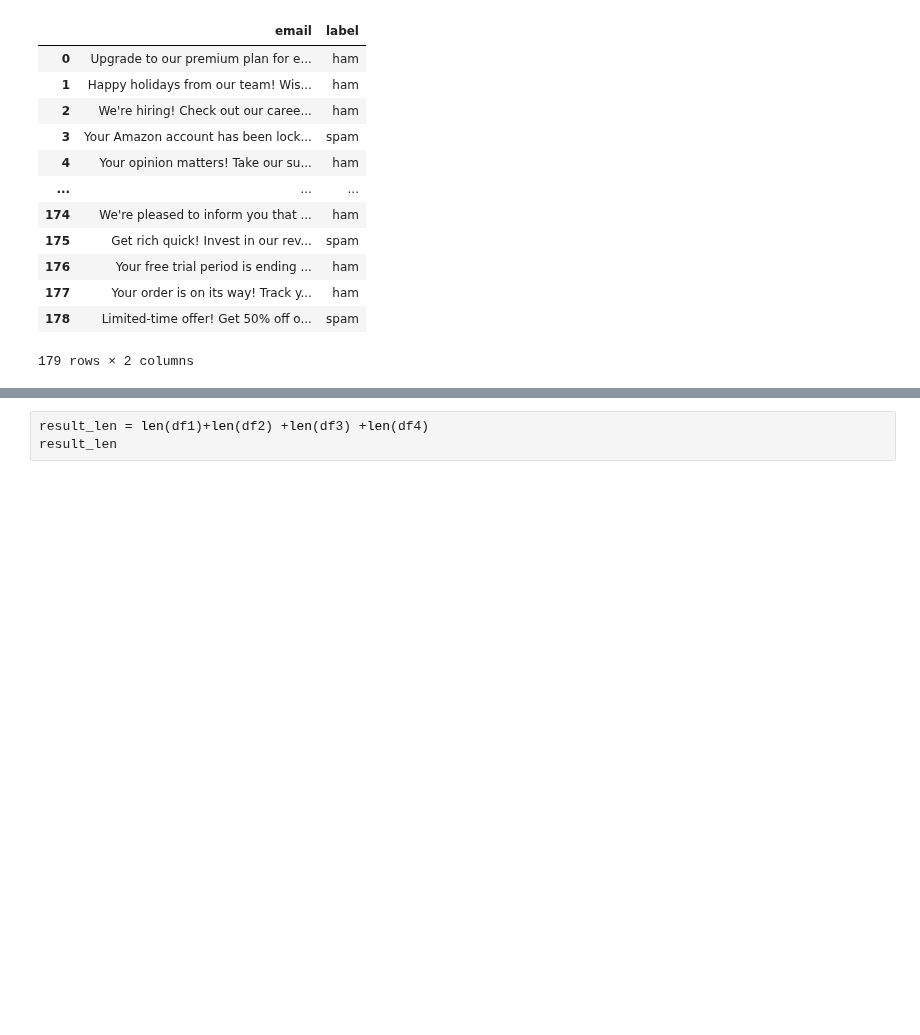
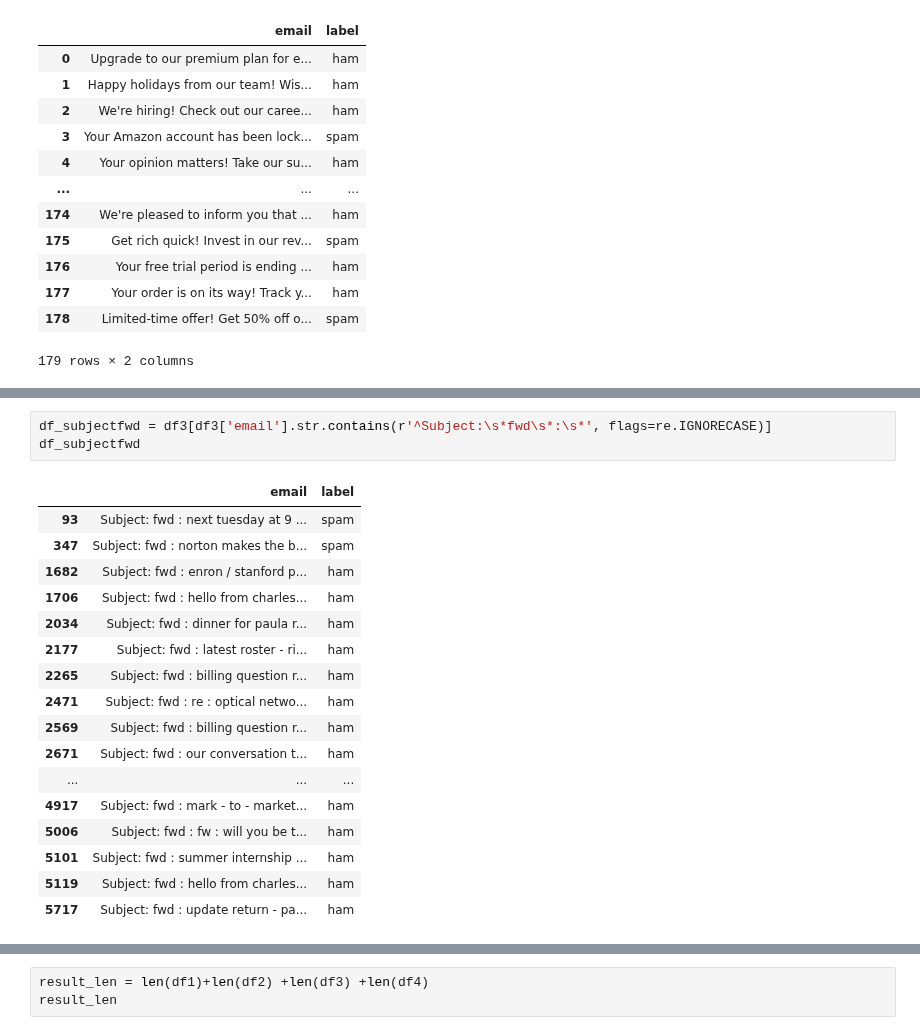
Before and after one commit to amaldu/AntiSpam-NLP-Pipeline, a Jupyter notebook: research/01_feature_pipeline/eda_combined_data.ipynb, the cells around one changed output, grey strips where cells are left out. Drawn from its saved outputs; the diff is of its cells as text; blank space fills up the shorter version.

```diff
--- a/research/01_feature_pipeline/eda_combined_data.ipynb
+++ b/research/01_feature_pipeline/eda_combined_data.ipynb
@@ -71,0 +232,21 @@ df3
+# %%
+df_subjectfwd = df3[df3['email'].str.contains(r'^Subject:\s*fwd\s*:\s*', flags=re.IGNORECASE)]
+df_subjectfwd
+# %% [output]
+|  | email | label |
+| 93 | Subject: fwd : next tuesday at 9 ... | spam |
+| 347 | Subject: fwd : norton makes the b... | spam |
+| 1682 | Subject: fwd : enron / stanford p... | ham |
+| 1706 | Subject: fwd : hello from charles... | ham |
+| 2034 | Subject: fwd : dinner for paula r... | ham |
+| 2177 | Subject: fwd : latest roster - ri... | ham |
+| 2265 | Subject: fwd : billing question r... | ham |
+| 2471 | Subject: fwd : re : optical netwo... | ham |
+| 2569 | Subject: fwd : billing question r... | ham |
+| 2671 | Subject: fwd : our conversation t... | ham |
+| ... | ... | ... |
+| 4917 | Subject: fwd : mark - to - market... | ham |
+| 5006 | Subject: fwd : fw : will you be t... | ham |
+| 5101 | Subject: fwd : summer internship ... | ham |
+| 5119 | Subject: fwd : hello from charles... | ham |
+| 5717 | Subject: fwd : update return - pa... | ham |
```
Also changed, not shown: parts of 32 cells of this notebook, 1 other file.
